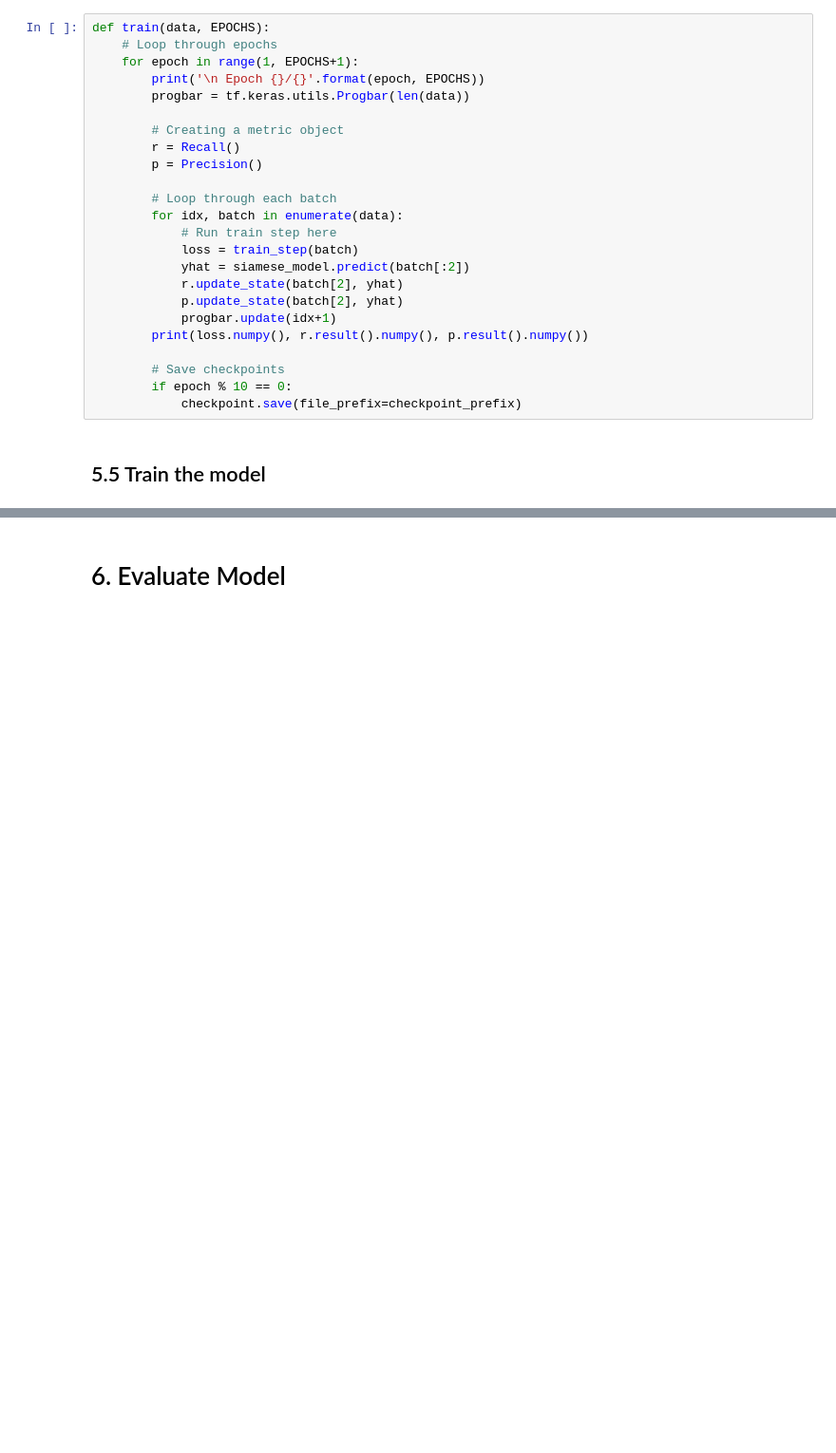
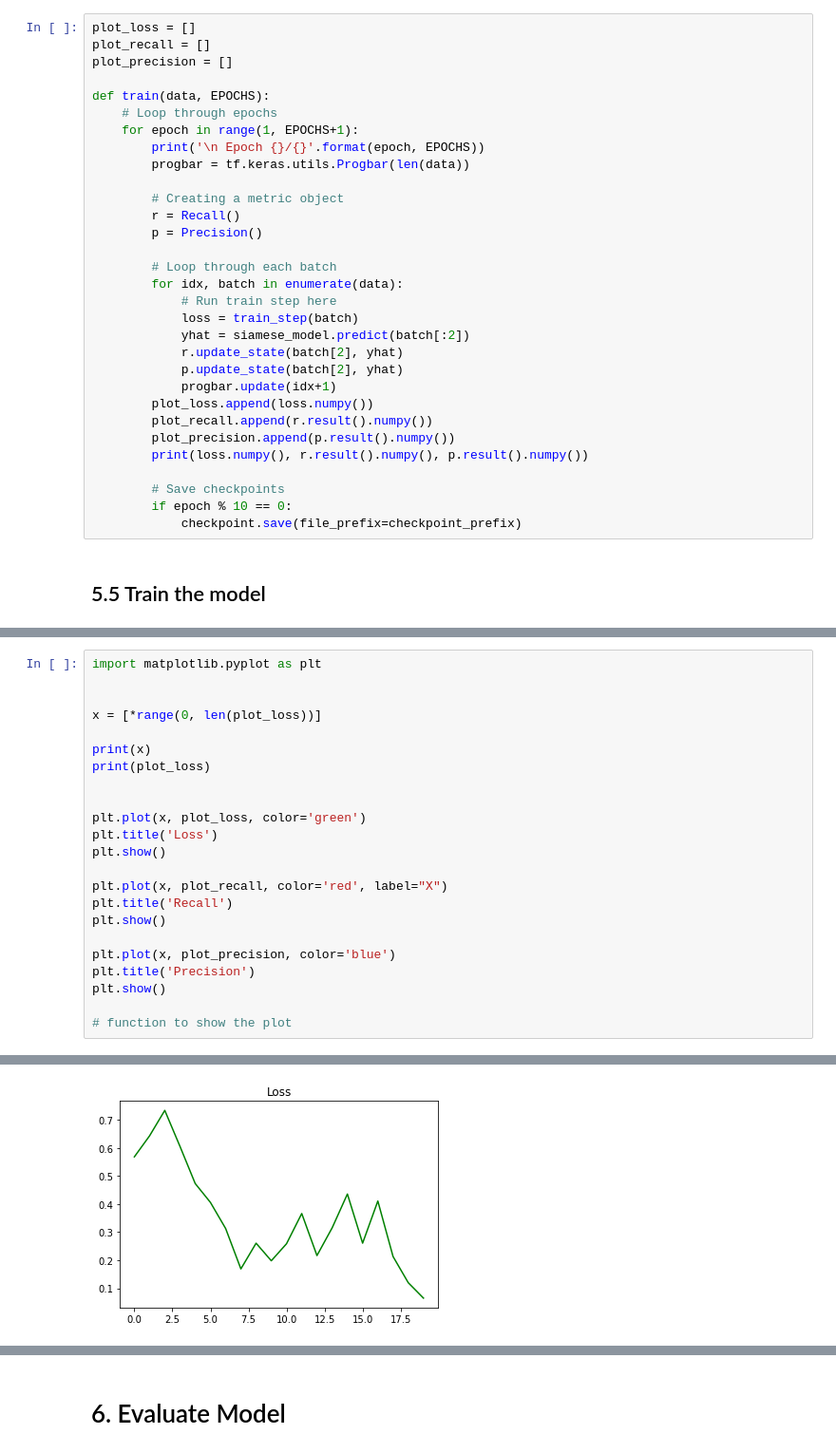
Before and after one commit to houdahmed/Facial-Verification-with-a-Siamese-Network-, a Jupyter notebook: Facial Verification with a Siamese Network - Final.ipynb, the cells around one changed output, grey strips where cells are left out. Shown at 95% size. Drawn from its saved outputs; the diff is of its cells as text; blank space fills up the shorter version.

```diff
--- a/Facial Verification with a Siamese Network - Final.ipynb
+++ b/Facial Verification with a Siamese Network - Final.ipynb
@@ -495,6 +457,10 @@ def train_step(batch):
 # Import metric calculations
 from tensorflow.keras.metrics import Precision, Recall
 # %%
+plot_loss = []
+plot_recall = []
+plot_precision = []
+
 def train(data, EPOCHS):
     # Loop through epochs
     for epoch in range(1, EPOCHS+1):
@@ -513,6 +479,9 @@ def train(data, EPOCHS):
             r.update_state(batch[2], yhat)
             p.update_state(batch[2], yhat)
             progbar.update(idx+1)
+        plot_loss.append(loss.numpy())
+        plot_recall.append(r.result().numpy())
+        plot_precision.append(p.result().numpy())
         print(loss.numpy(), r.result().numpy(), p.result().numpy())
 
         # Save checkpoints
@@ -544,0 +514,24 @@ Tensor("binary_crossentropy/weighted_loss/value:0", shape=(), dtype=float32)
+# %%
+import matplotlib.pyplot as plt
+
+
+x = [*range(0, len(plot_loss))]
+
+print(x)
+print(plot_loss)
+
+
+plt.plot(x, plot_loss, color='green')
+plt.title('Loss')
+plt.show()
+
+plt.plot(x, plot_recall, color='red', label="X")
+plt.title('Recall')
+plt.show()
+
+plt.plot(x, plot_precision, color='blue')
+plt.title('Precision')
+plt.show()
+
+# function to show the plot
+# %% [output]
@@ -544,0 +540 @@ Tensor("binary_crossentropy/weighted_loss/value:0", shape=(), dtype=float32)
+[figure, added]
```
Also changed, not shown: parts of 37 cells of this notebook.
